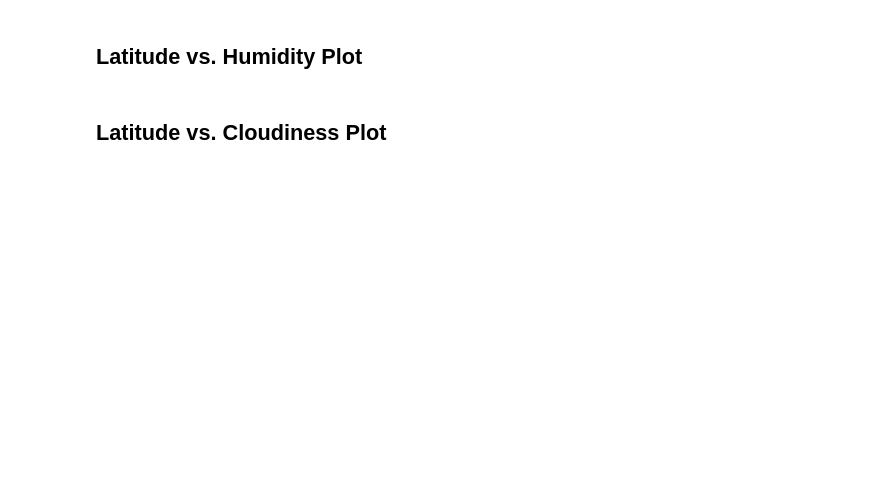
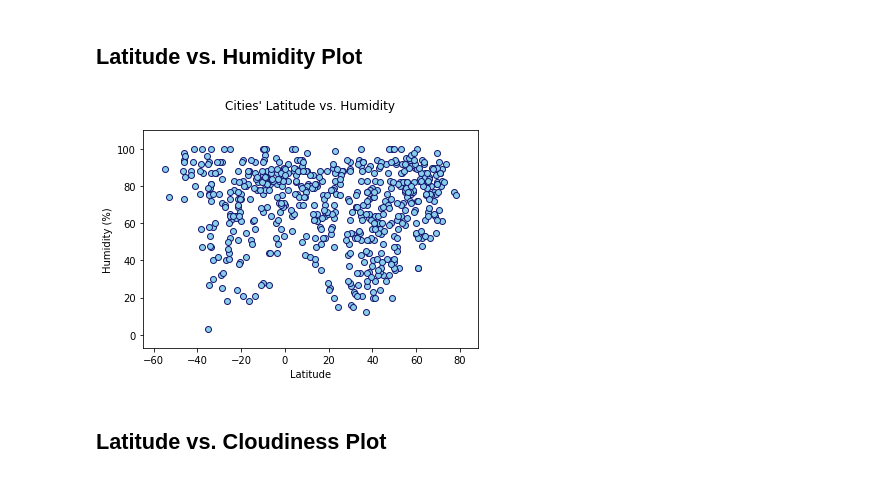
Before and after one commit to keiyaus/python-api-challenge, a Jupyter notebook: WeatherPy/WeatherPy_starter-Copy1.ipynb, the cells around one changed output. Cells and saved outputs as stored; diff of their text form; code cells hidden in the pictures; blank space fills up the shorter version.

```diff
--- a/WeatherPy/WeatherPy_starter-Copy1.ipynb
+++ b/WeatherPy/WeatherPy_starter-Copy1.ipynb
@@ -203,4 +220,22 @@ weather_data.to_csv(output_data_file ,index=False)
 # %% [markdown]
 ## Latitude vs. Humidity Plot
+# %%
+# Get values for plotting
+humidity = weather_data['Humidity']
+
+# Generate scatter plot
+plt.scatter(
+    latitude, humidity,
+    marker='o',
+    facecolors='skyblue',
+    edgecolors='midnightblue')
+plt.title('Cities\' Latitude vs. Humidity\n')
+plt.xlabel('Latitude')
+plt.ylabel('Humidity (%)')
+plt.xlim(min(latitude)-10, max(latitude)+10)
+plt.ylim(min(humidity)-10, max(humidity)+10)
+plt.savefig("Images/LatitudeVsHumidity.png")
+# %% [output]
+[figure, added]
 # %% [markdown]
 ## Latitude vs. Cloudiness Plot
```
Also changed, not shown: parts of 4 cells of this notebook, 4 other files.
